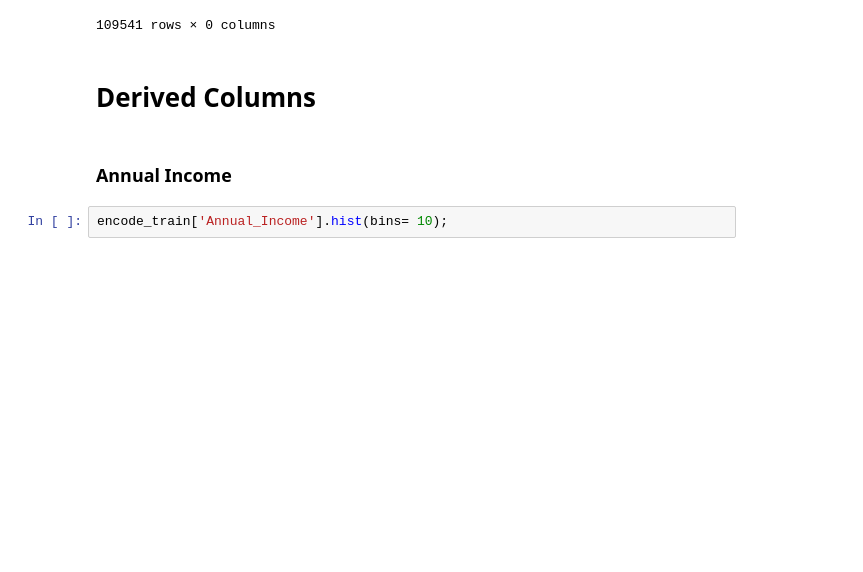
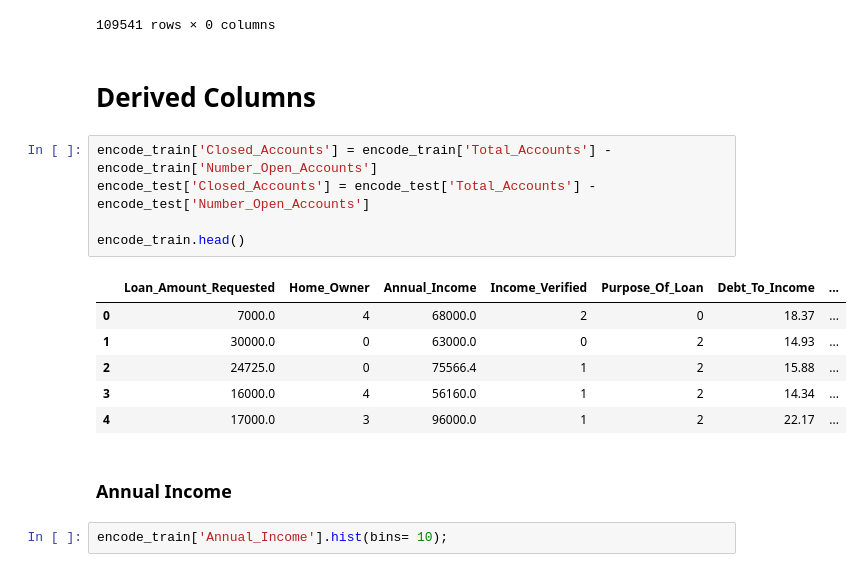
Before and after one commit to AvinashRamireddy31/Banking, a Jupyter notebook: src/data_processing/data_processing.ipynb, the cells around one changed output. Cells and saved outputs as stored; diff of their text form; blank space fills up the shorter version.

```diff
--- a/src/data_processing/data_processing.ipynb
+++ b/src/data_processing/data_processing.ipynb
@@ -434,6 +439,18 @@ encode_test.select_dtypes(include='object')
 109541 rows × 0 columns
 # %% [markdown]
 # Derived Columns
+# %%
+encode_train['Closed_Accounts'] = encode_train['Total_Accounts'] - encode_train['Number_Open_Accounts']
+encode_test['Closed_Accounts'] = encode_test['Total_Accounts'] - encode_test['Number_Open_Accounts']
+
+encode_train.head()
+# %% [output]
+|  | Loan_Amount_Requested | Home_Owner | Annual_Income | Income_Verified | Purpose_Of_Loan | Debt_To_Income | ... |
+| 0 | 7000.0 | 4 | 68000.0 | 2 | 0 | 18.37 | ... |
+| 1 | 30000.0 | 0 | 63000.0 | 0 | 2 | 14.93 | ... |
+| 2 | 24725.0 | 0 | 75566.4 | 1 | 2 | 15.88 | ... |
+| 3 | 16000.0 | 4 | 56160.0 | 1 | 2 | 14.34 | ... |
+| 4 | 17000.0 | 3 | 96000.0 | 1 | 2 | 22.17 | ... |
 # %% [markdown]
 ### Annual Income
 # %%
```
Also changed, not shown: parts of 10 cells of this notebook, 3 other files.
